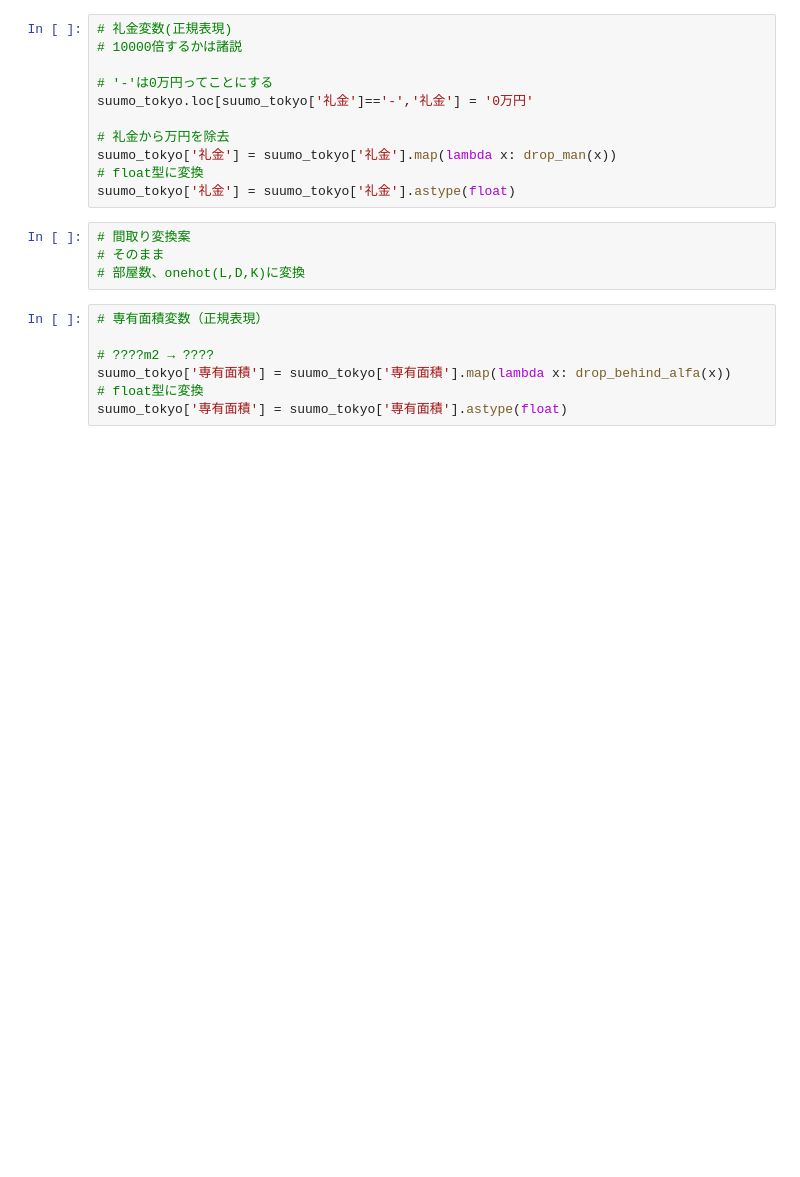
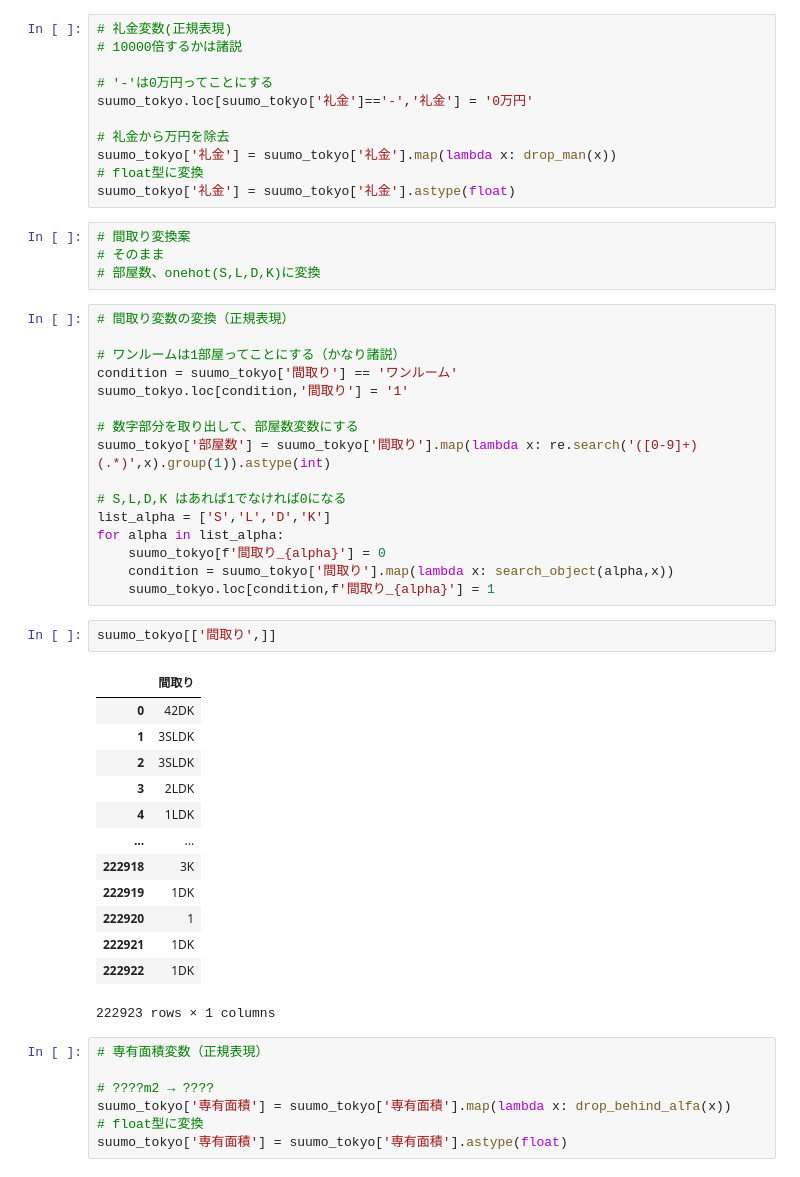
Before and after one commit to tomitayuuki/scraping_suumo, a Jupyter notebook: suumo_scraping.ipynb, the cells around one changed output. Cells and saved outputs as stored; diff of their text form; blank space fills up the shorter version.

```diff
--- a/suumo_scraping.ipynb
+++ b/suumo_scraping.ipynb
@@ -277,7 +300,39 @@ suumo_tokyo['礼金'] = suumo_tokyo['礼金'].astype(float)
 # %%
 # 間取り変換案
 # そのまま
-# 部屋数、onehot(L,D,K)に変換
+# 部屋数、onehot(S,L,D,K)に変換
+# %%
+# 間取り変数の変換（正規表現）
+
+# ワンルームは1部屋ってことにする（かなり諸説）
+condition = suumo_tokyo['間取り'] == 'ワンルーム'
+suumo_tokyo.loc[condition,'間取り'] = '1'
+
+# 数字部分を取り出して、部屋数変数にする
+suumo_tokyo['部屋数'] = suumo_tokyo['間取り'].map(lambda x: re.search('([0-9]+)(.*)',x).group(1)).astype(int)
+
+# S,L,D,K はあれば1でなければ0になる
+list_alpha = ['S','L','D','K']
+for alpha in list_alpha:
+    suumo_tokyo[f'間取り_{alpha}'] = 0
+    condition = suumo_tokyo['間取り'].map(lambda x: search_object(alpha,x))
+    suumo_tokyo.loc[condition,f'間取り_{alpha}'] = 1
+# %%
+suumo_tokyo[['間取り',]]
+# %% [output]
+|  | 間取り |
+| 0 | 42DK |
+| 1 | 3SLDK |
+| 2 | 3SLDK |
+| 3 | 2LDK |
+| 4 | 1LDK |
+| ... | ... |
+| 222918 | 3K |
+| 222919 | 1DK |
+| 222920 | 1 |
+| 222921 | 1DK |
+| 222922 | 1DK |
+222923 rows × 1 columns
 # %%
 # 専有面積変数（正規表現）
 
```
Also changed, not shown: parts of 7 cells of this notebook.
